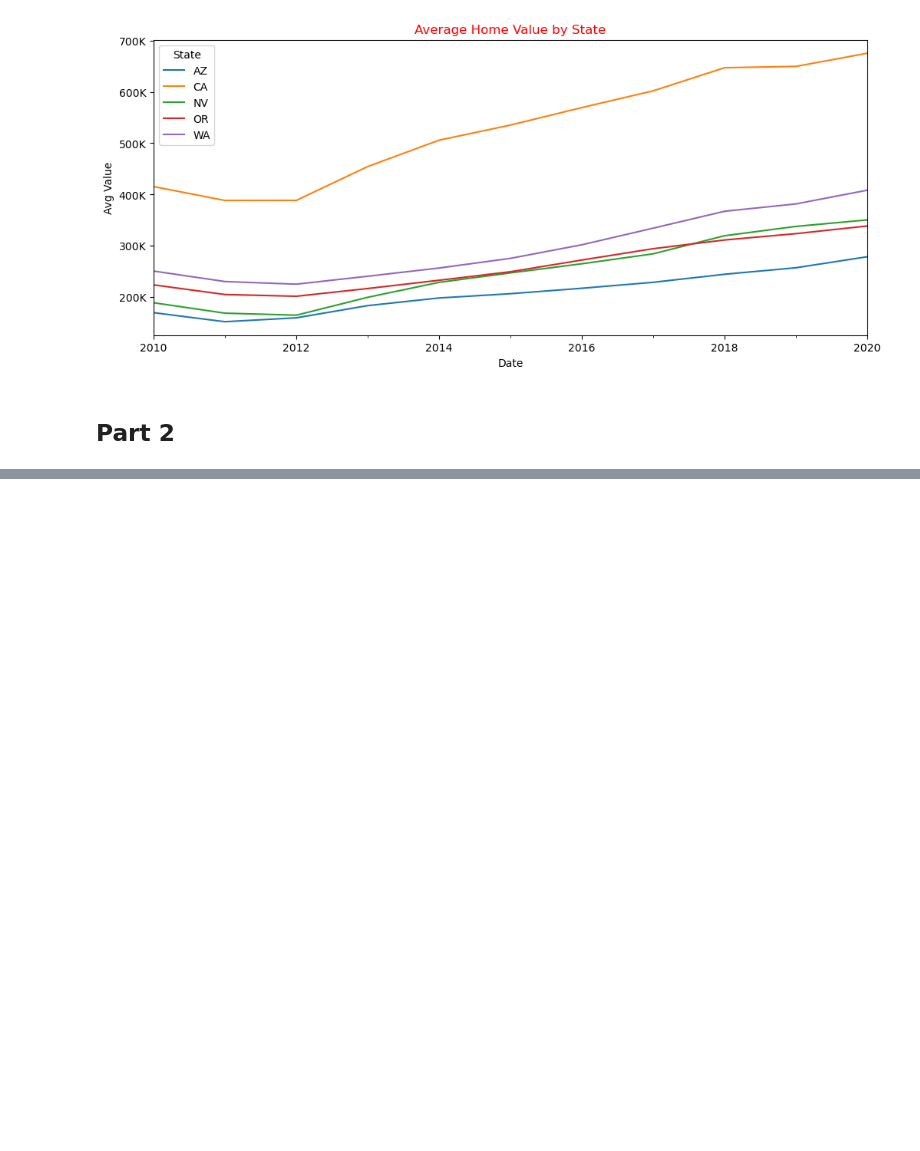
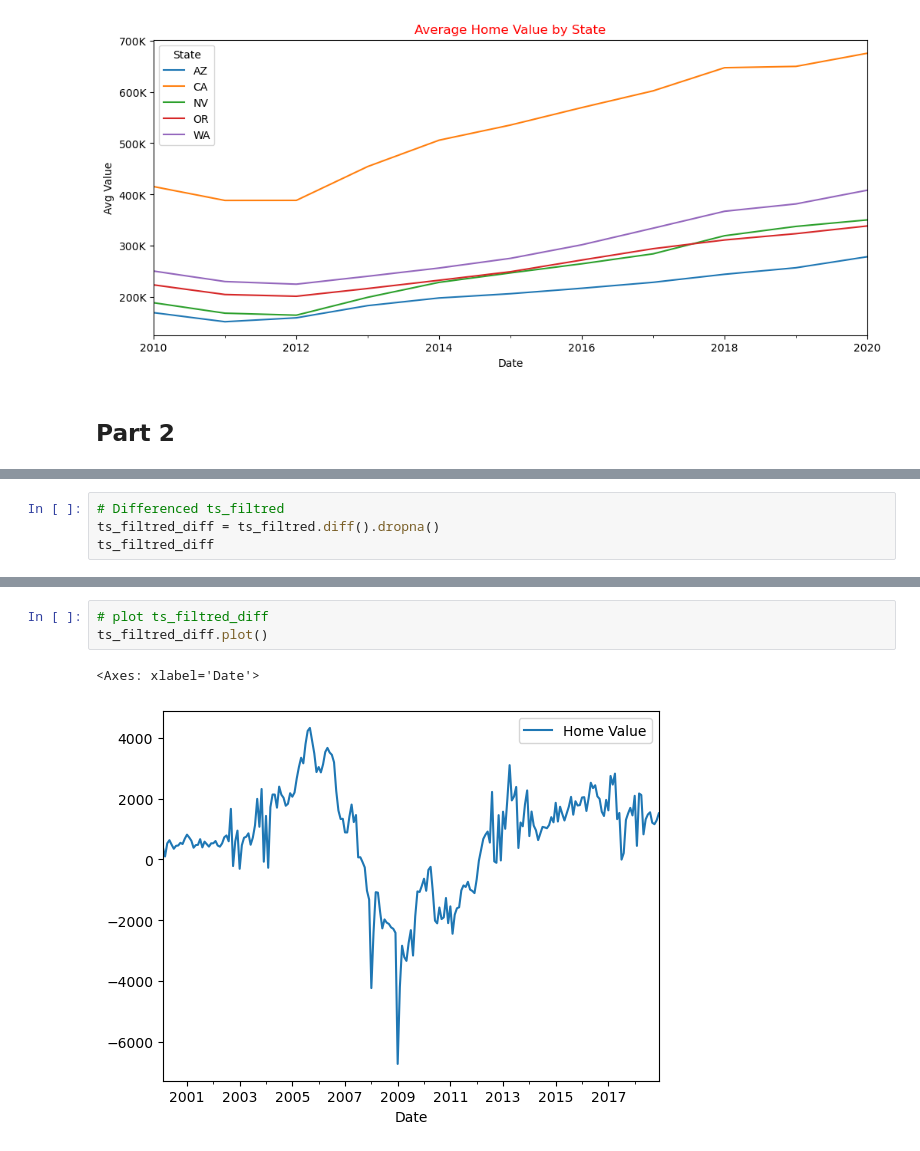
Before and after one commit to zyed79/Time_Series-Vizz_with_Tableau, a Jupyter notebook: Belt_Exam Data_Viz.ipynb, the cells around one changed output, grey strips where cells are left out. Saved outputs shown, nothing was run; the diff lists cells and outputs as text; blank space fills up the shorter version.

```diff
--- a/Belt_Exam Data_Viz.ipynb
+++ b/Belt_Exam Data_Viz.ipynb
@@ -598,0 +527,4 @@ NameError: name 'decomp' is not defined
+# %%
+# Differenced ts_filtred
+ts_filtred_diff = ts_filtred.diff().dropna()
+ts_filtred_diff
@@ -598,0 +552,6 @@ NameError: name 'decomp' is not defined
+# %%
+# plot ts_filtred_diff
+ts_filtred_diff.plot()
+# %% [output]
+<Axes: xlabel='Date'>
+[figure, added]
```
Also changed, not shown: parts of 62 cells of this notebook.
